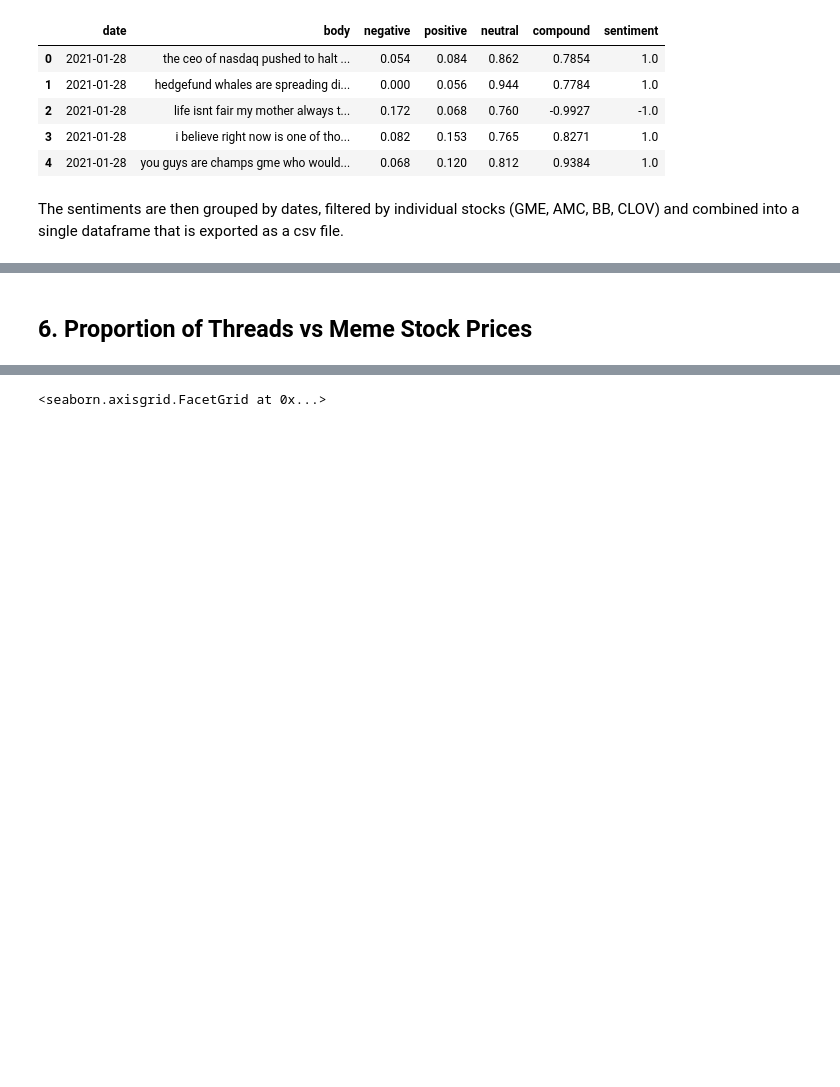
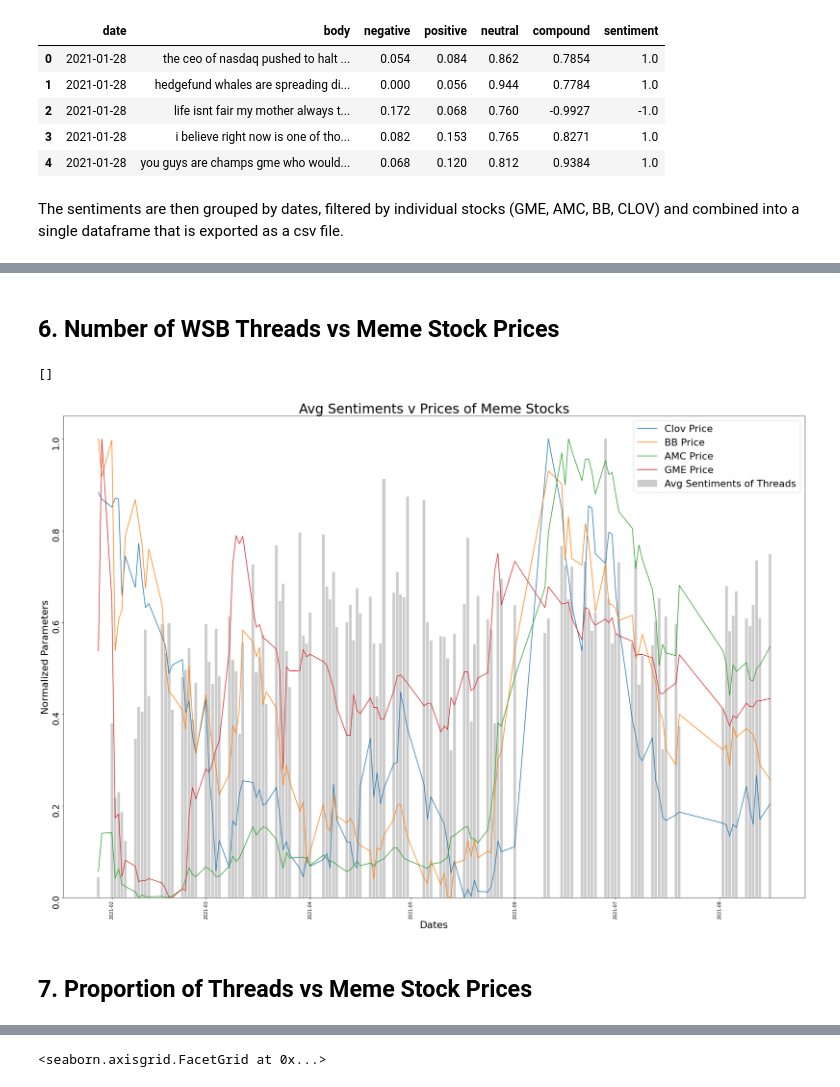
Before and after one commit to ccwhgetgit/DAO2702Project, a Jupyter notebook: TheDAONotebook-2.ipynb, the cells around one changed output, grey strips where cells are left out. Drawn from its saved outputs; the diff is of its cells as text; code cells hidden in the pictures; blank space fills up the shorter version.

```diff
--- a/TheDAONotebook-2.ipynb
+++ b/TheDAONotebook-2.ipynb
@@ -226,29 +259,28 @@ reddit_wsb_daily.head()
-# %%
-data = reddit_wsb_daily[7:]
-#normalisation
-def normalize_data(df):
-    minimum = min(df)
-    maximum = max(df)
-    x = df
-    y = (x - minimum) / (maximum  - minimum)
-    return y
-data = data.fillna(0)
+# %% [markdown]
+## 6. Number of WSB Threads vs Meme Stock Prices
 # %%
+data = reddit_meme_combined[['date', 'count_body', 'compound_mean_body', 'CLOV Price', 'BB Price', 'AMC Price', 'GME Price']].copy()
+data = data[(data[['date', 'count_body', 'compound_mean_body', 'CLOV Price', 'BB Price', 'AMC Price', 'GME Price']] != 0).all(axis=1)]
+data = data.dropna()
+
 plt.figure(figsize = (30,20))
 
-plt.plot(data['date'], normalize_data(data['Clov']), label = 'Clov Price')
-plt.plot(data['date'], normalize_data(data['BB']), label = 'BB Price')
-plt.plot(data['date'], normalize_data(data['AMC']), label = 'AMC Price')
-plt.plot(data['date'], normalize_data(data['GME']), label = 'GME Price')
+plt.plot(data['date'], normalize_data(data['CLOV Price']), label = 'Clov Price')
+plt.plot(data['date'], normalize_data(data['BB Price']), label = 'BB Price')
+plt.plot(data['date'], normalize_data(data['AMC Price']), label = 'AMC Price')
+plt.plot(data['date'], normalize_data(data['GME Price']), label = 'GME Price')
 plt.bar(data['date'], normalize_data(data['compound_mean_body']),alpha = 0.2, label = 'Avg Sentiments of Threads', color = 'k')
 
 
 plt.xticks(fontsize=10, rotation = 90)
 
 plt.yticks(fontsize=20, rotation = 90)
 plt.xlabel("Dates", fontsize = 22)
 
 plt.ylabel("Normalized Parameters", fontsize = 22)
 plt.legend(fontsize = 22)
 plt.title("Avg Sentiments v Prices of Meme Stocks", fontsize = 30)
 plt.plot()
+# %% [output]
+[]
+[figure, added]
@@ -280,2 +287,2 @@ plt.plot()
 # %% [markdown]
-## 6. Proportion of Threads vs Meme Stock Prices
+## 7. Proportion of Threads vs Meme Stock Prices
```
Also changed, not shown: parts of 53 cells of this notebook, 1 other file.
